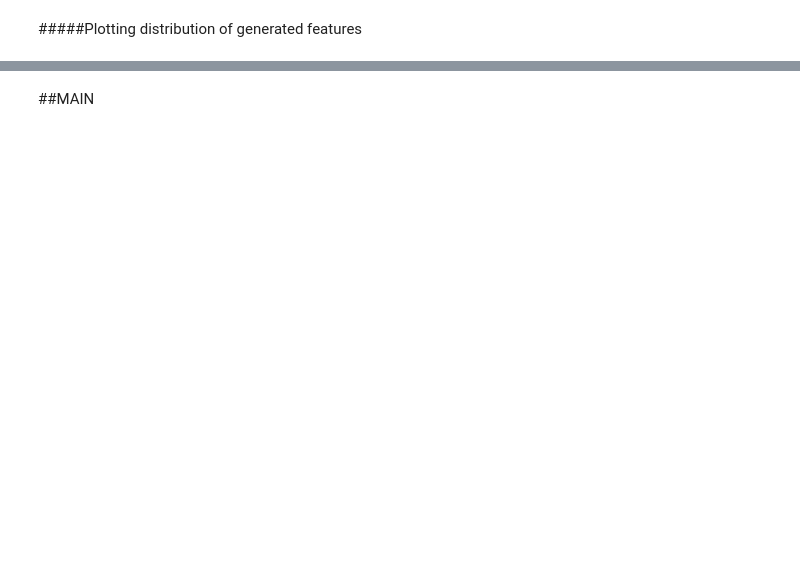
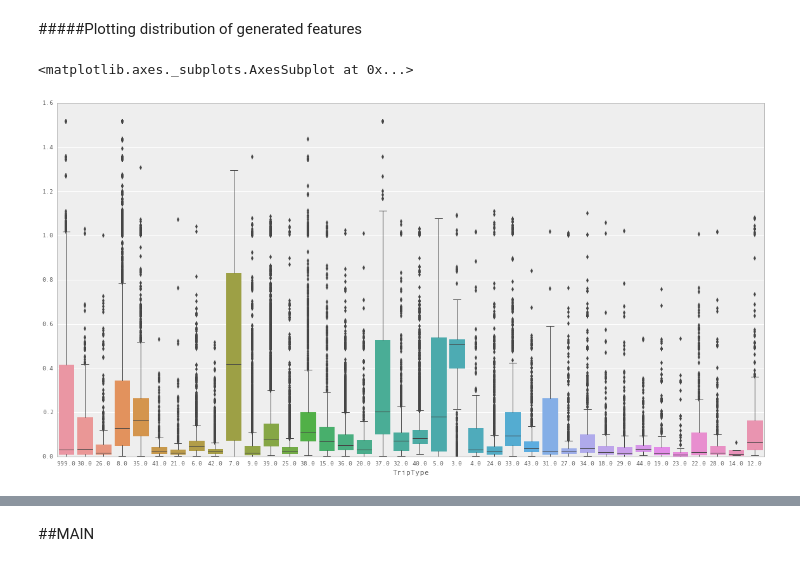
Before and after one commit to shayakhmetov/walmart-trip-type, a Jupyter notebook: walmart.ipynb, the cells around one changed output, grey strips where cells are left out. Saved outputs shown, nothing was run; the diff lists cells and outputs as text; code cells hidden in the pictures; blank space fills up the shorter version.

```diff
--- a/walmart.ipynb
+++ b/walmart.ipynb
@@ -133,8 +133,11 @@ test_grouped = construct_grouped_features(test_grouped)
 # %%
 sns.boxplot(train_grouped.TripType,
             train_grouped.apply(lambda r:
-                                np.std(np.array(r.UpcProductFreq) + np.array(r.UpcManufacturerFreq) +
-                                               np.array(r.FinelineNumberFreq)), axis=1))
+                                np.median(np.array(r.UpcProductFreq) + np.array(r.UpcManufacturerFreq) +
+                                               np.array(r.FinelineNumberFreq)/3), axis=1))
+# %% [output]
+<matplotlib.axes._subplots.AxesSubplot at 0x...>
+[figure, added]
 # %%
 def construct_dummy_features(data, dummy_columns):
     data = pd.get_dummies(data, sparse=True, dummy_na=False, columns=dummy_columns)
```
Also changed, not shown: parts of 7 cells of this notebook.
